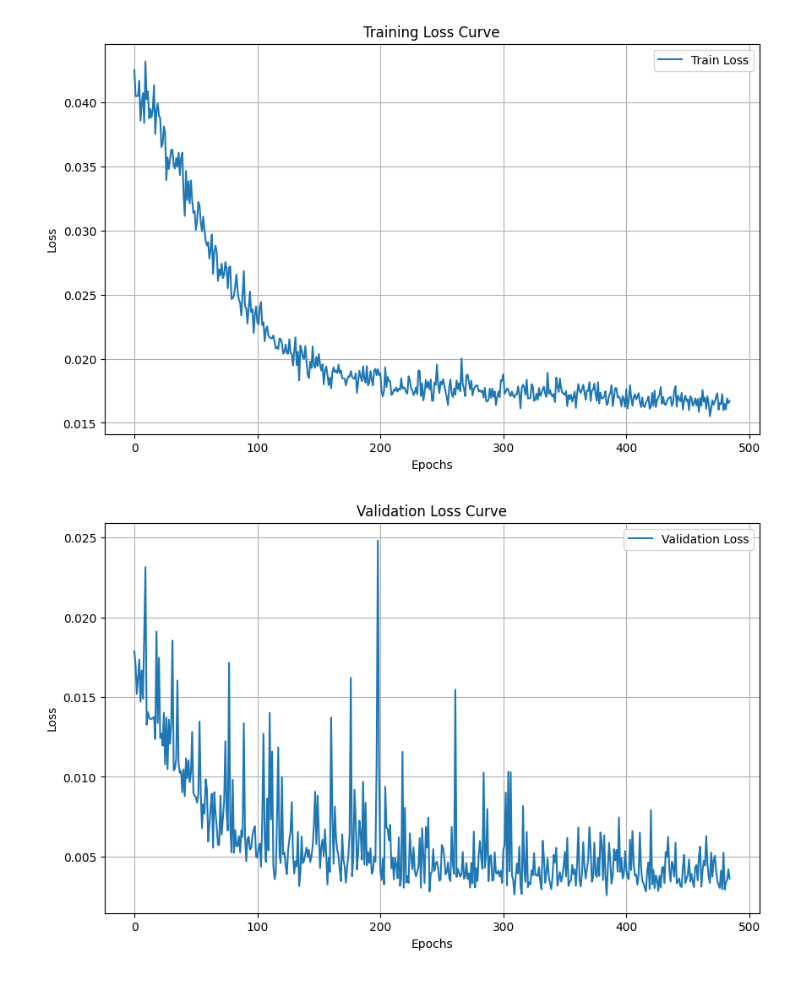
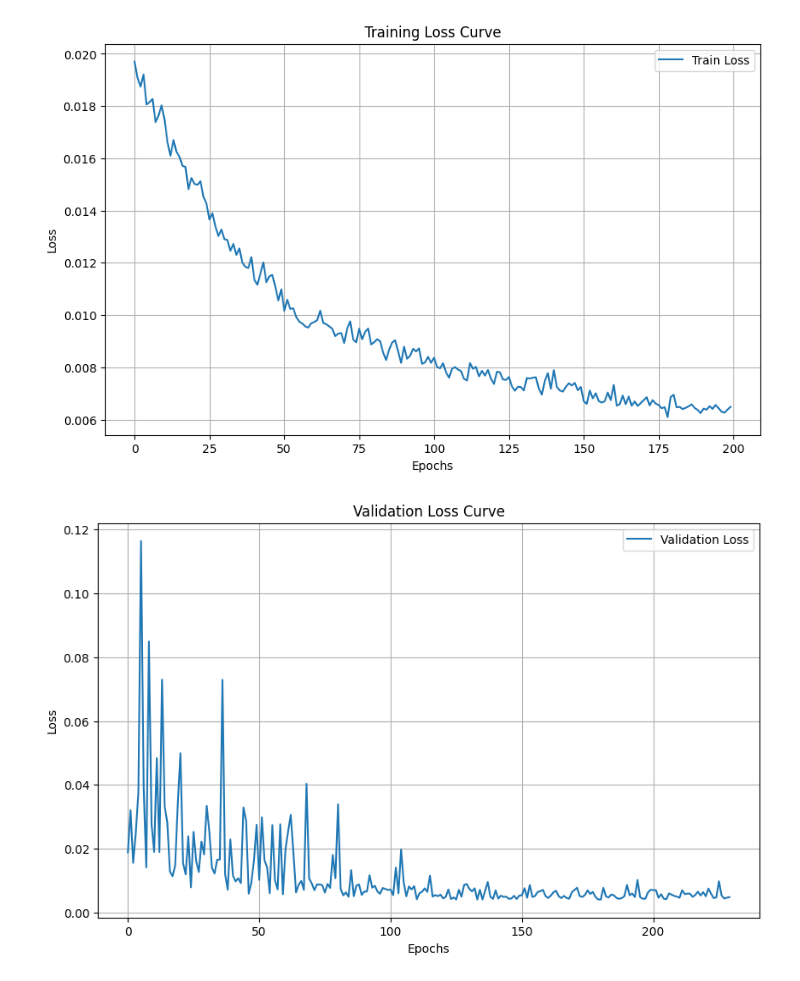
Before and after one commit to nicocarbone/PHDFitAI, a Jupyter notebook: AIFitPrototype.ipynb, the cells around one changed output. Saved outputs shown, nothing was run; the diff lists cells and outputs as text; code cells hidden in the pictures.

```diff
--- a/AIFitPrototype.ipynb
+++ b/AIFitPrototype.ipynb
@@ -279,2 +292,18 @@ Number of simulations: 8000
+# %%
+cut_threshold = 0.05
+
+for i in range(len(ua_data)):
+    #irfs_data[i] = irfs_data[i] / np.sum(irfs_data[i])
+    irfs_data[i] = irfs_data[i] / np.max(savgol_filter(irfs_data[i], 50, 3))
+    irfs_data[i][irfs_data[i] < cut_threshold] = 0
+    histograms_data[i] = histograms_data[i] / np.max(savgol_filter(histograms_data[i], 50, 3))
+    histograms_data[i][histograms_data[i] < cut_threshold] = 0
+# %%
+max_xpos_roll = 100
+min_xpos_roll = -400
+
+for i in range(len(ua_data)):
+    irf_xpos_roll = np.random.randint(min_xpos_roll, max_xpos_roll)
+    irfs_data[i] = move_array_ypos(irfs_data[i], irf_xpos_roll)
 # %%
 i=13
@@ -290,8 +321,8 @@ histograms_train, histograms_val, irfs_train, irfs_val, ups_train, ups_val, ua_t
 )
 
 # 3. Create Datasets and DataLoaders
-batch_size = 64
-epochs_train = 500
+batch_size = 128
+epochs_train = 250
 
 train_dataset = TurbidMediaDataset(histograms_train, irfs_train, ups_train, ua_train)
 val_dataset = TurbidMediaDataset(histograms_val, irfs_val, ups_val, ua_val)
@@ -300,14 +331,14 @@ val_loader = DataLoader(val_dataset, batch_size=batch_size, shuffle=False)
 
 # 4. Define Network Configuration
 network_config = {
-        'cnn_filters_hist': [16, 32, 128, 256, 1024], # More CNN filters for histogram branch
-        'cnn_filters_irf': [16, 32, 128, 256, 512],  # More CNN filters for IRF branch
-        'kernel_size_cnn': 20,             # Larger kernel size
+        'cnn_filters_hist': [16, 32, 256, 512, 2048], # More CNN filters for histogram branch
+        'cnn_filters_irf': [16, 32, 128, 256, 1024],  # More CNN filters for IRF branch
+        'kernel_size_cnn': 30,             # Larger kernel size
         'pool_size_cnn': 2,
         'padding_cnn': 2,                 # Adjusted padding for larger kernel
         'use_batchnorm_cnn': True,        # <---- Ensure this is True to use BatchNorm in CNNs
-        'fc_layer_sizes': [1024, 512, 256, 128, 32],  # More FC layers and larger sizes
-        'dropout_rate_fc': 0.2            # Increased dropout rate
+        'fc_layer_sizes': [512, 256, 128, 32, 16],  # More FC layers and larger sizes
+        'dropout_rate_fc': 0.1            # Increased dropout rate
     }
 
 # 5. Initialize Model, Loss function, Optimizer, and Scheduler
@@ -316,11 +347,20 @@ criterion = MSELossWeightedUA(ua_weight=300.0)
 optimizer = optim.Adam(model.parameters(), lr=0.002)
 
 # Initialize StepLR scheduler - reduce LR by factor of 0.1 every 30 epochs
-scheduler = StepLR(optimizer, step_size=100, gamma=0.8) # <---- Initialize StepLR
+scheduler = StepLR(optimizer, step_size=50, gamma=0.8) # <---- Initialize StepLR
 
 # 6. Train the Model (pass scheduler to train_model)
 device = torch.device("cuda" if torch.cuda.is_available() else "cpu")
-trained_model, train_losses, val_losses, learning_rates = train_model(model, train_loader, val_loader, criterion, optimizer, scheduler, epochs=epochs_train, device=device, clip_grad=1.0, patience=100) # Added scheduler
+trained_model, train_losses, val_losses, learning_rates = train_model(model,
+                                                                      train_loader,
+                                                                      val_loader,
+                                                                      criterion,
+                                                                      optimizer,
+                                                                      scheduler,
+                                                                      epochs=epochs_train,
+                                                                      device=device,
+                                                                      clip_grad=1.0,
+                                                                      patience=50) # Added scheduler
 
 print("Training finished!")
 # %% [output]
@@ -330,7 +384,7 @@ KeyboardInterrupt:
 # %%
 # 9. Plotting Loss Curves
 plt.figure(figsize=(10, 6)) # Set figure size for better readability
-plt.plot(train_losses[200:], label='Train Loss')
+plt.plot(train_losses[50:], label='Train Loss')
 plt.xlabel('Epochs')
 plt.ylabel('Loss')
 plt.title('Training Loss Curve')
@@ -338,19 +392,19 @@ plt.legend() # Show legend to distinguish between train and val loss
 plt.grid(True) # Add grid for easier reading
 plt.show()    # Display the plot
 # %% [output]
-[figure, old version]
+[figure, new version]
 # %%
 # 9. Plotting Loss Curves
 plt.figure(figsize=(10, 6)) # Set figure size for better readability
-plt.plot(val_losses[200:], label='Validation Loss')
+plt.plot(val_losses[20:], label='Validation Loss')
 plt.xlabel('Epochs')
 plt.ylabel('Loss')
 plt.title('Validation Loss Curve')
 plt.legend() # Show legend to distinguish between train and val loss
 plt.grid(True) # Add grid for easier reading
 plt.show()    # Display the plot
 # %% [output]
-[figure, old version]
+[figure, new version]
 # %%
 # 6. Example Inference (after training)
 #    Load a sample histogram and IRF (e.g., from your validation set or a new measurement)
```
Also changed, not shown: parts of 12 cells of this notebook, 2 other files.
